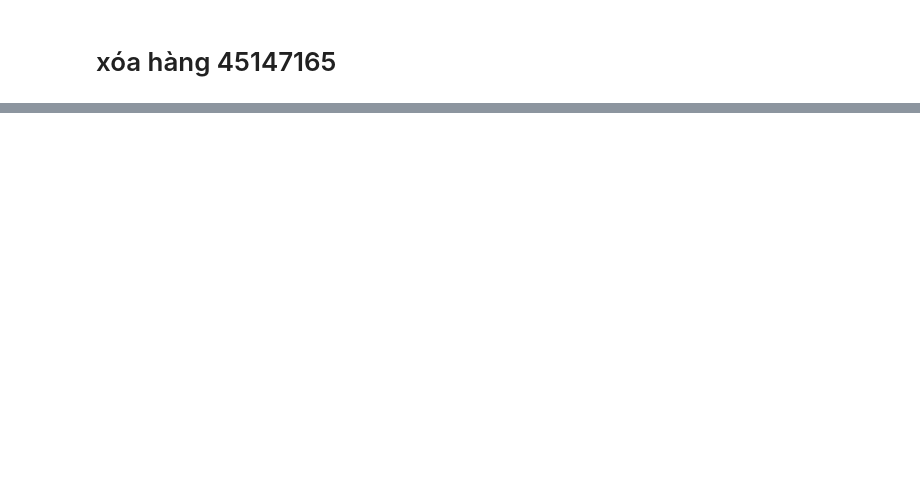
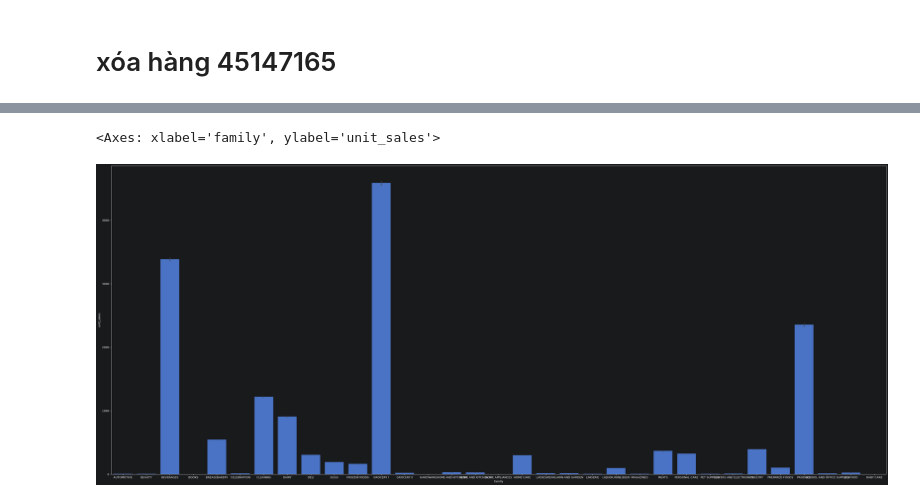
Before and after one commit to RikkaNg/SIC-AI-PROJECT-, a Jupyter notebook: notebook/01_EDA.ipynb, the cells around one changed output, grey strips where cells are left out. Drawn from its saved outputs; the diff is of its cells as text; code cells hidden in the pictures; blank space fills up the shorter version.

```diff
--- a/notebook/01_EDA.ipynb
+++ b/notebook/01_EDA.ipynb
@@ -66,2 +57,2 @@ data.head()
 # %%
-train = pd.read_parquet('data/processed/train_merged.parquet')
+train = pd.read_parquet('../data/processed/train_merged.parquet')
@@ -101,0 +121,8 @@ train.isnull().sum()
+# %%
+from sklearn.impute import SimpleImputer
+
+# 1. Khởi tạo imputer với strategy='constant' và fill_value=0
+imputer = SimpleImputer(strategy='constant', fill_value=0)
+
+# 2. Transform cột dữ liệu (cần truyền dạng 2D dataframe [[...]])
+train['transactions_lag1'] = imputer.fit_transform(train[['transactions_lag1']])
@@ -157,0 +239,6 @@ sns.barplot(data=train, x = 'holiday_type', y= 'unit_sales')
+# %%
+plt.figure(figsize=(50,20))
+sns.barplot(data=train, x = 'family', y= 'unit_sales')
+# %% [output]
+<Axes: xlabel='family', ylabel='unit_sales'>
+[figure, added]
```
Also changed, not shown: parts of 20 cells of this notebook, 4 other files.
